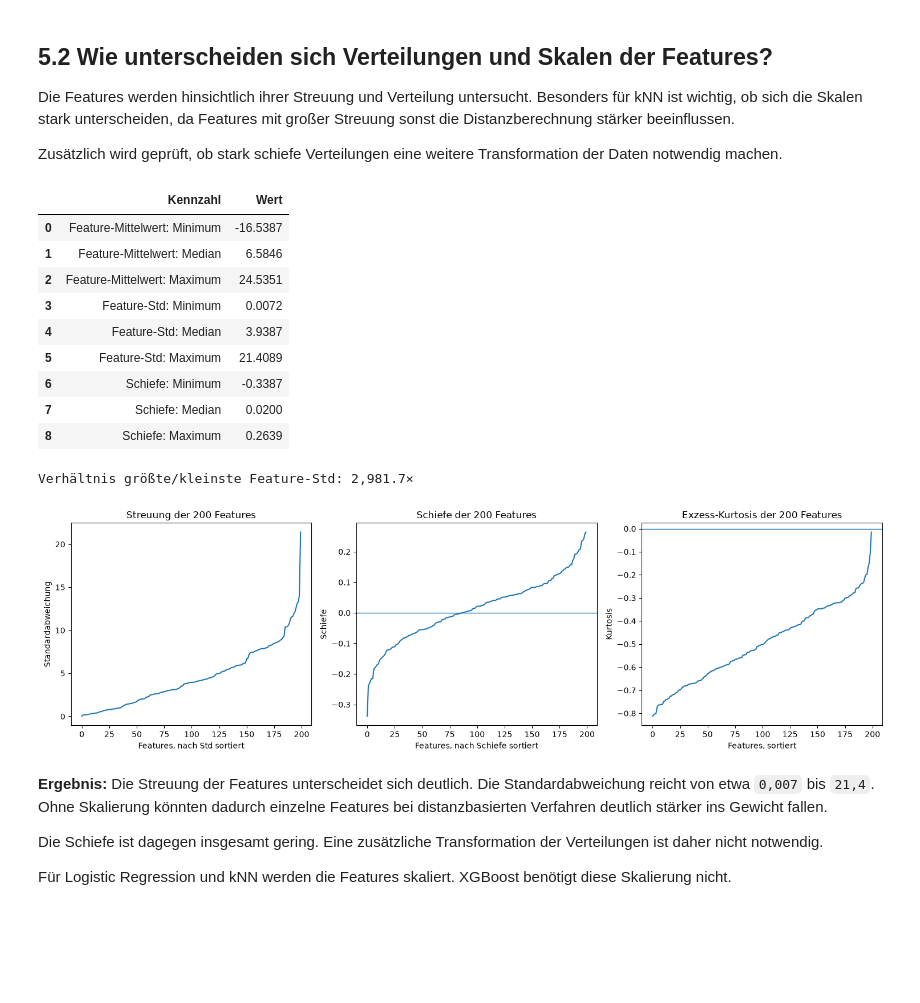
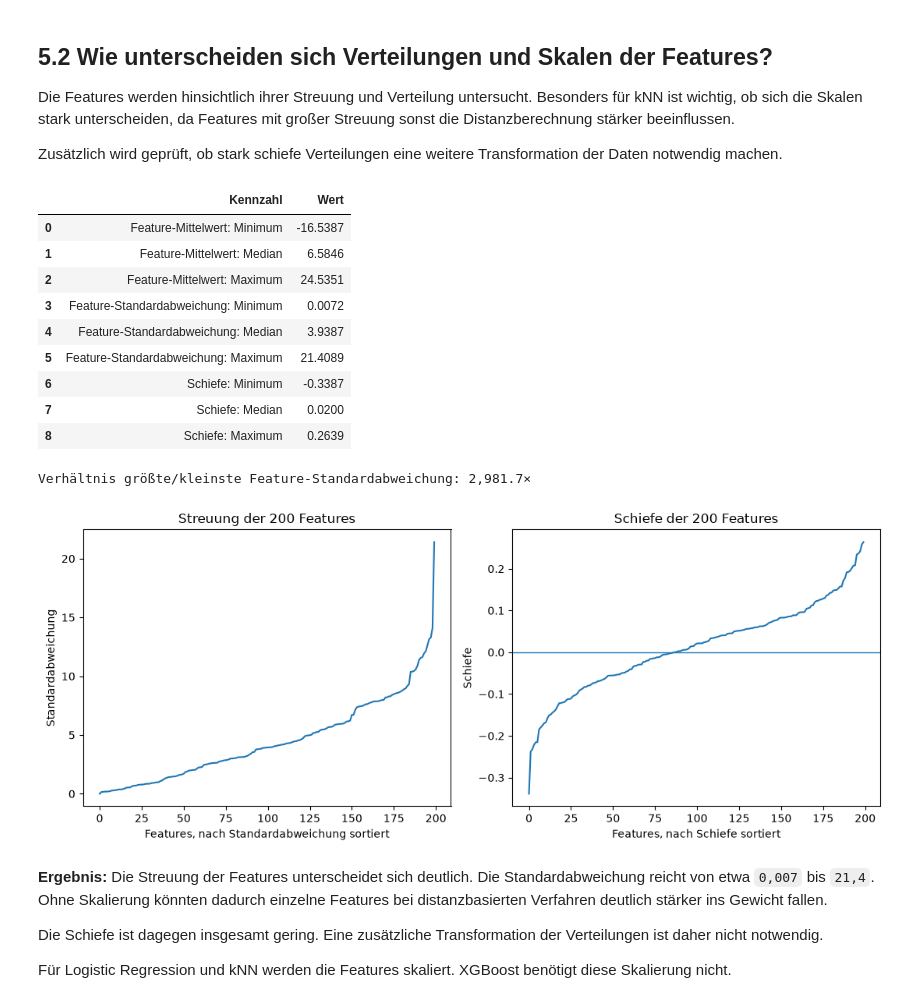
Before and after one commit to Cypshu/ADA_Project, a Jupyter notebook: Ang/Santander_Analysis_Final_Masterentwurf.ipynb, the cells around one changed output. Cells and saved outputs as stored; diff of their text form; code cells hidden in the pictures; blank space fills up the shorter version.

```diff
--- a/Ang/Santander_Analysis_Final_Masterentwurf.ipynb
+++ b/Ang/Santander_Analysis_Final_Masterentwurf.ipynb
@@ -430,12 +446,11 @@ Transformation der Daten notwendig machen.
 # %%
 feature_stats = X_dev.describe().T
 feature_stats["skewness"] = X_dev.skew()
-feature_stats["kurtosis"] = X_dev.kurtosis()
 
 stats_overview = pd.DataFrame({
     "Kennzahl": [
         "Feature-Mittelwert: Minimum", "Feature-Mittelwert: Median", "Feature-Mittelwert: Maximum",
-        "Feature-Std: Minimum", "Feature-Std: Median", "Feature-Std: Maximum",
+        "Feature-Standardabweichung: Minimum", "Feature-Standardabweichung: Median", "Feature-Standardabweichung: Maximum",
         "Schiefe: Minimum", "Schiefe: Median", "Schiefe: Maximum",
     ],
     "Wert": [
@@ -445,44 +460,38 @@ stats_overview = pd.DataFrame({
     ],
 })
 display(stats_overview)
-print(f"Verhältnis größte/kleinste Feature-Std: {feature_stats['std'].max() / feature_stats['std'].min():,.1f}×")
+print(f"Verhältnis größte/kleinste Feature-Standardabweichung: {feature_stats['std'].max() / feature_stats['std'].min():,.1f}×")
 # %% [output]
 |  | Kennzahl | Wert |
 | 0 | Feature-Mittelwert: Minimum | -16.5387 |
 | 1 | Feature-Mittelwert: Median | 6.5846 |
 | 2 | Feature-Mittelwert: Maximum | 24.5351 |
-| 3 | Feature-Std: Minimum | 0.0072 |
-| 4 | Feature-Std: Median | 3.9387 |
-| 5 | Feature-Std: Maximum | 21.4089 |
+| 3 | Feature-Standardabweichung: Minimum | 0.0072 |
+| 4 | Feature-Standardabweichung: Median | 3.9387 |
+| 5 | Feature-Standardabweichung: Maximum | 21.4089 |
 | 6 | Schiefe: Minimum | -0.3387 |
 | 7 | Schiefe: Median | 0.0200 |
 | 8 | Schiefe: Maximum | 0.2639 |
-Verhältnis größte/kleinste Feature-Std: 2,981.7×
+Verhältnis größte/kleinste Feature-Standardabweichung: 2,981.7×
 # %%
-fig, axes = plt.subplots(1, 3, figsize=(15, 4.5))
+fig, axes = plt.subplots(1, 2, figsize=(11, 4.5))
 
 feature_stats["std"].sort_values().reset_index(drop=True).plot(ax=axes[0])
 axes[0].set_title("Streuung der 200 Features")
-axes[0].set_xlabel("Features, nach Std sortiert")
+axes[0].set_xlabel("Features, nach Standardabweichung sortiert")
 axes[0].set_ylabel("Standardabweichung")
 
 feature_stats["skewness"].sort_values().reset_index(drop=True).plot(ax=axes[1])
 axes[1].axhline(0, linewidth=1)
 axes[1].set_title("Schiefe der 200 Features")
 axes[1].set_xlabel("Features, nach Schiefe sortiert")
 axes[1].set_ylabel("Schiefe")
 
-feature_stats["kurtosis"].sort_values().reset_index(drop=True).plot(ax=axes[2])
-axes[2].axhline(0, linewidth=1)
-axes[2].set_title("Exzess-Kurtosis der 200 Features")
-axes[2].set_xlabel("Features, sortiert")
-axes[2].set_ylabel("Kurtosis")
-
 plt.tight_layout()
 save_figure(fig, "eda_feature_scale_shape")
 plt.show()
 # %% [output]
-[figure, old version]
+[figure, new version]
 # %% [markdown]
 **Ergebnis:** Die Streuung der Features unterscheidet sich deutlich. Die
 Standardabweichung reicht von etwa `0,007` bis `21,4`. Ohne Skalierung könnten
```
Also changed, not shown: parts of 29 cells of this notebook.
